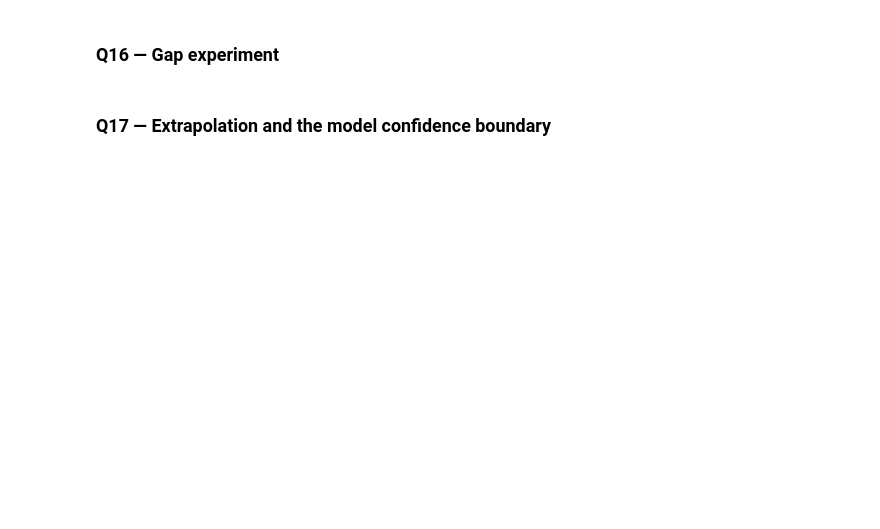
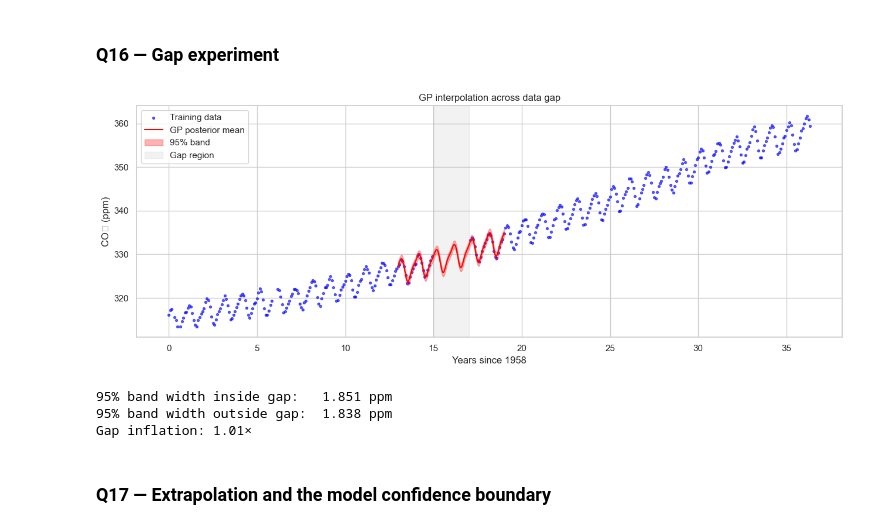
Before and after one commit to Sulav-Koirala/AI-Fellowship-Assignments, a Jupyter notebook: Week 6/W6_Probabilistic_Models_Assignment.ipynb, the cells around one changed output. Drawn from its saved outputs; the diff is of its cells as text; code cells hidden in the pictures; blank space fills up the shorter version.

```diff
--- a/Week 6/W6_Probabilistic_Models_Assignment.ipynb
+++ b/Week 6/W6_Probabilistic_Models_Assignment.ipynb
@@ -736,36 +844,48 @@ plt.tight_layout(); plt.show()
 # %%
 # YOUR CODE HERE
 # Remove all training observations between year 15 and year 17 (~1973–1975)
 # Refit the GP on the remaining training data
 # Zoom into the gap region and describe how the bands behave inside vs outside the gap
 
 gap_lo, gap_hi = 15.0, 17.0
 
-# YOUR CODE HERE: create t_gap_tr and y_gap_tr with the gap removed
-t_gap_tr = None
-y_gap_tr = None
-raise NotImplementedError("Remove gap from training data and refit GP")
+gap_mask = (t_train.flatten() < gap_lo) | (t_train.flatten() > gap_hi)
+t_gap_tr = t_train[gap_mask]
+y_gap_tr = y_train[gap_mask]
 
 gp_gap = GaussianProcessRegressor(kernel=kernel, n_restarts_optimizer=3,
                                    normalize_y=True, random_state=42)
-# YOUR CODE HERE: fit gp_gap on (t_gap_tr, y_gap_tr)
-raise NotImplementedError("Fit gp_gap")
+
+gp_gap.fit(t_gap_tr, y_gap_tr)
 
 # Predict around the gap and plot
 t_zoom = np.linspace(gap_lo - 2, gap_hi + 2, 400).reshape(-1, 1)
 y_gz, y_gz_std = gp_gap.predict(t_zoom, return_std=True)
 
 fig, ax = plt.subplots(figsize=(13, 5))
-# YOUR PLOT CODE HERE — show the gap region, credible bands, and training data
-raise NotImplementedError("Plot gap experiment results")
+ax.scatter(t_gap_tr, y_gap_tr, s=8, color='blue', alpha=0.6, label='Training data')
+ax.plot(t_zoom, y_gz, color='red', lw=1.5, label='GP posterior mean')
+ax.fill_between(t_zoom.flatten(),
+                y_gz - 2*y_gz_std, y_gz + 2*y_gz_std,
+                alpha=0.3, color='red', label='95% band')
+ax.axvspan(gap_lo, gap_hi, alpha=0.1, color='gray', label='Gap region')
+ax.set_xlabel('Years since 1958');
+ax.set_ylabel('CO₂ (ppm)')
+ax.set_title('GP interpolation across data gap');
+ax.legend()
 plt.tight_layout(); plt.show()
 
 # Compute band width inside vs outside gap
 band_in  = 4 * y_gz_std[(t_zoom.flatten() >= gap_lo) & (t_zoom.flatten() <= gap_hi)].mean()
 band_out = 4 * y_gz_std[t_zoom.flatten() < gap_lo].mean()
 print(f"95% band width inside gap:   {band_in:.3f} ppm")
 print(f"95% band width outside gap:  {band_out:.3f} ppm")
 print(f"Gap inflation: {band_in/band_out:.2f}×")
+# %% [output]
+[figure, added]
+95% band width inside gap:   1.851 ppm
+95% band width outside gap:  1.838 ppm
+Gap inflation: 1.01×
 # %% [markdown]
 ### Q17 — Extrapolation and the model confidence boundary
 # %%
```
Also changed, not shown: parts of 27 cells of this notebook, 1 other file.
